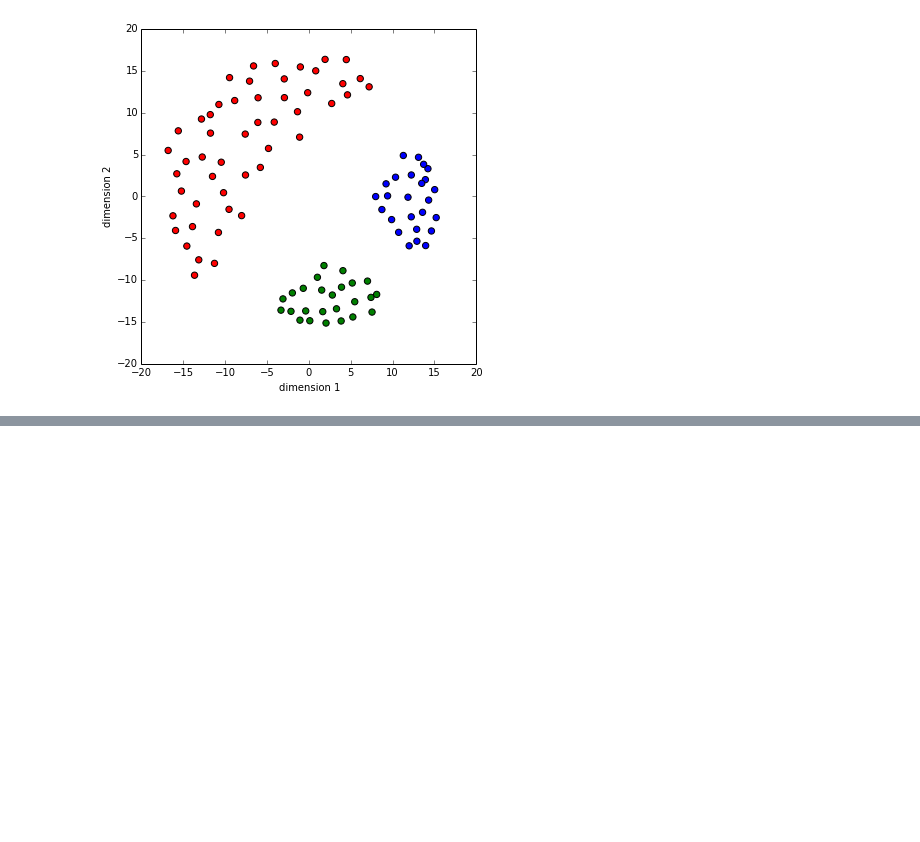
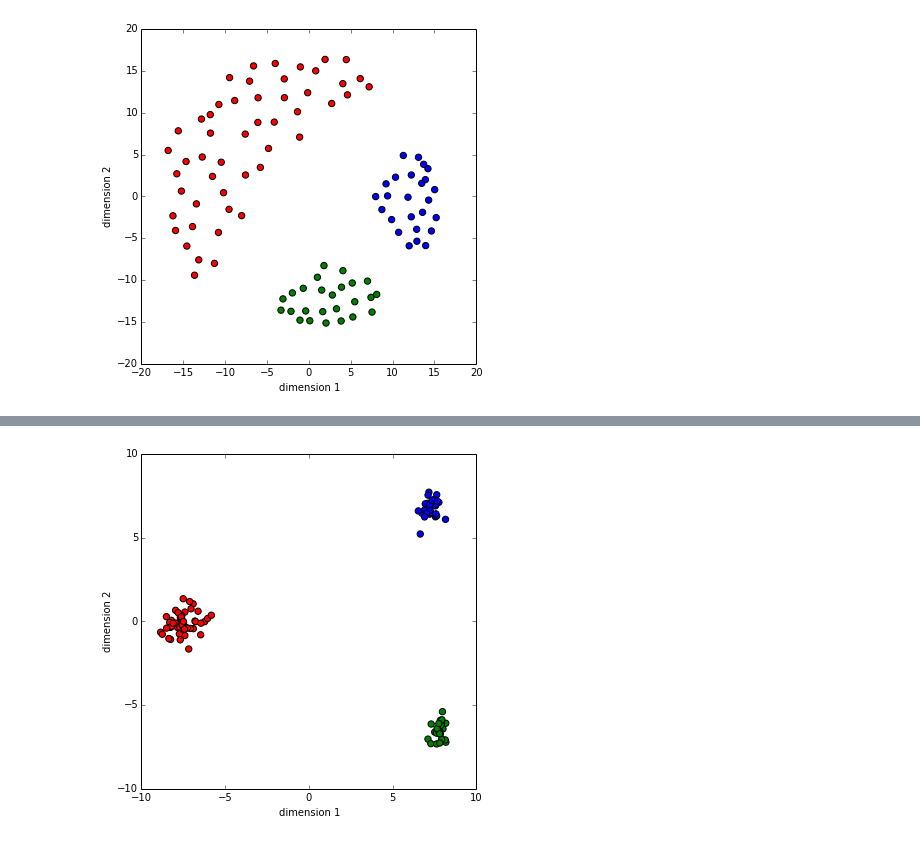
Before and after one commit to alimanfoo/anhima, a Jupyter notebook: examples/mds.ipynb, the cells around one changed output, grey strips where cells are left out. Cells and saved outputs as stored; diff of their text form; code cells hidden in the pictures; blank space fills up the shorter version.

```diff
--- a/examples/mds.ipynb
+++ b/examples/mds.ipynb
@@ -84,0 +67,4 @@ np.asarray(loc).shape
+# %%
+anhima.mds.plot_coords(tcr, colors=sample_colors, sizes=40);
+# %% [output]
+[figure, added]
```
Also changed, not shown: parts of 11 cells of this notebook, 1 other file.
